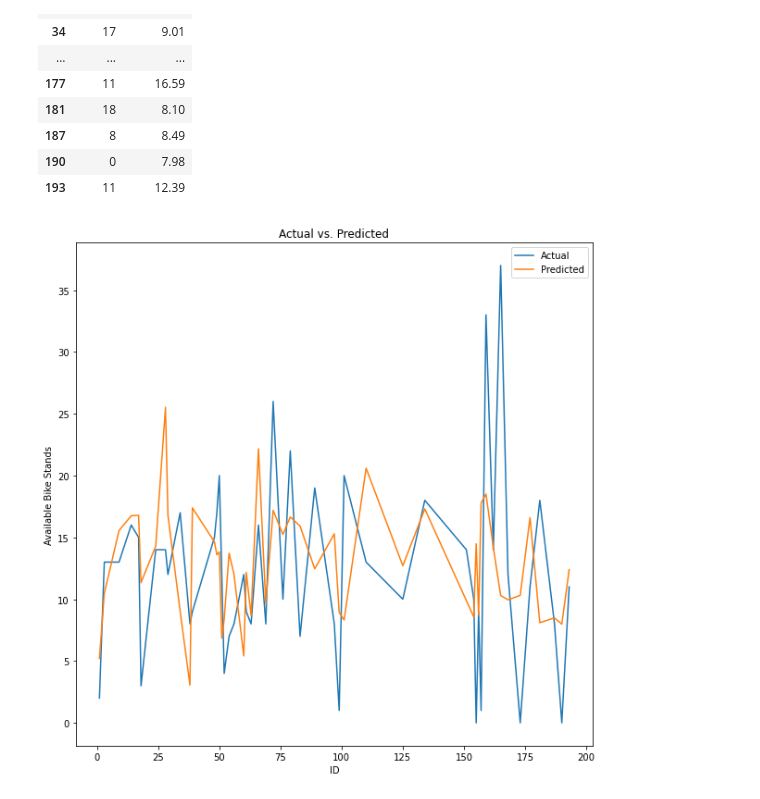
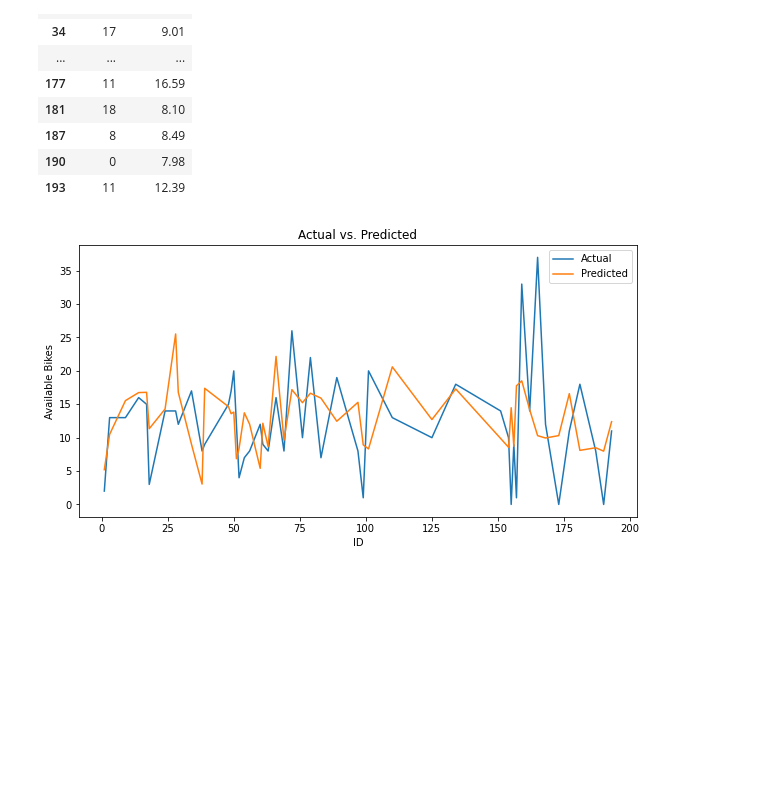
Before and after one commit to flintdk/comp30830_Project_DudeWheresMyBike, a Jupyter notebook: dwmb_data_models/Data_Eval_Station_Resamp_RF_Model.ipynb, the cells around one changed output. Cells and saved outputs as stored; diff of their text form; code cells hidden in the pictures; blank space fills up the shorter version.

Commit message:
2022/04/15 WOD: Update to Model Evaluation Chart

```diff
--- a/dwmb_data_models/Data_Eval_Station_Resamp_RF_Model.ipynb
+++ b/dwmb_data_models/Data_Eval_Station_Resamp_RF_Model.ipynb
@@ -350,14 +350,14 @@ df100
 # %%
 actual = df100['Actual']
 predicted = df100['Predicted']
-plt.figure(figsize=(10, 10))
+plt.figure(figsize=(10, 5))
 plt.plot(actual, label = 'Actual')
 plt.plot(predicted, label = 'Predicted')
 
 plt.title("Actual vs. Predicted")
 plt.xlabel('ID')
-plt.ylabel('Available Bike Stands')
+plt.ylabel('Available Bikes')
 plt.legend()
 plt.show()
 # %% [output]
-[figure, old version]
+[figure, new version]
```
